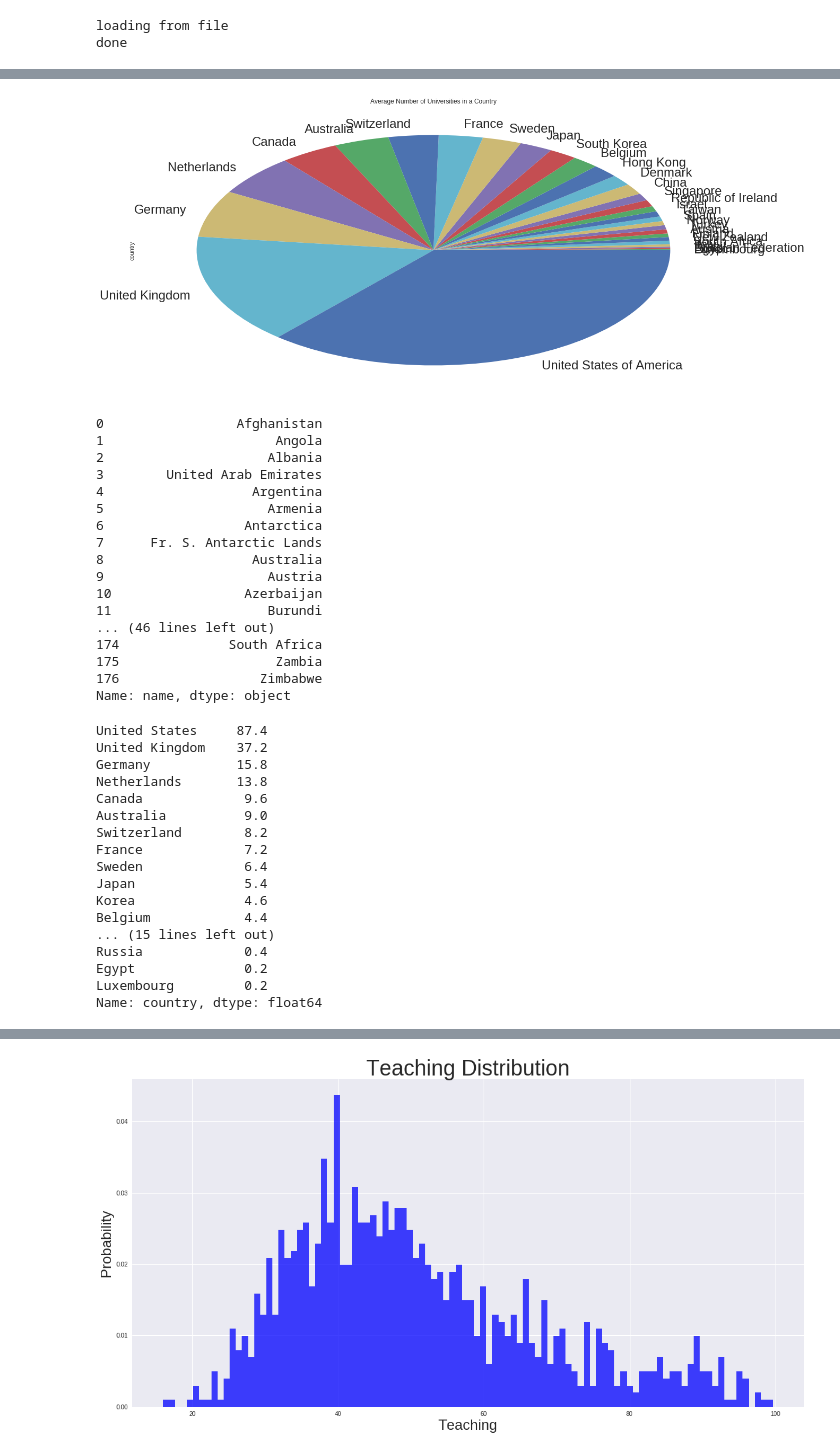
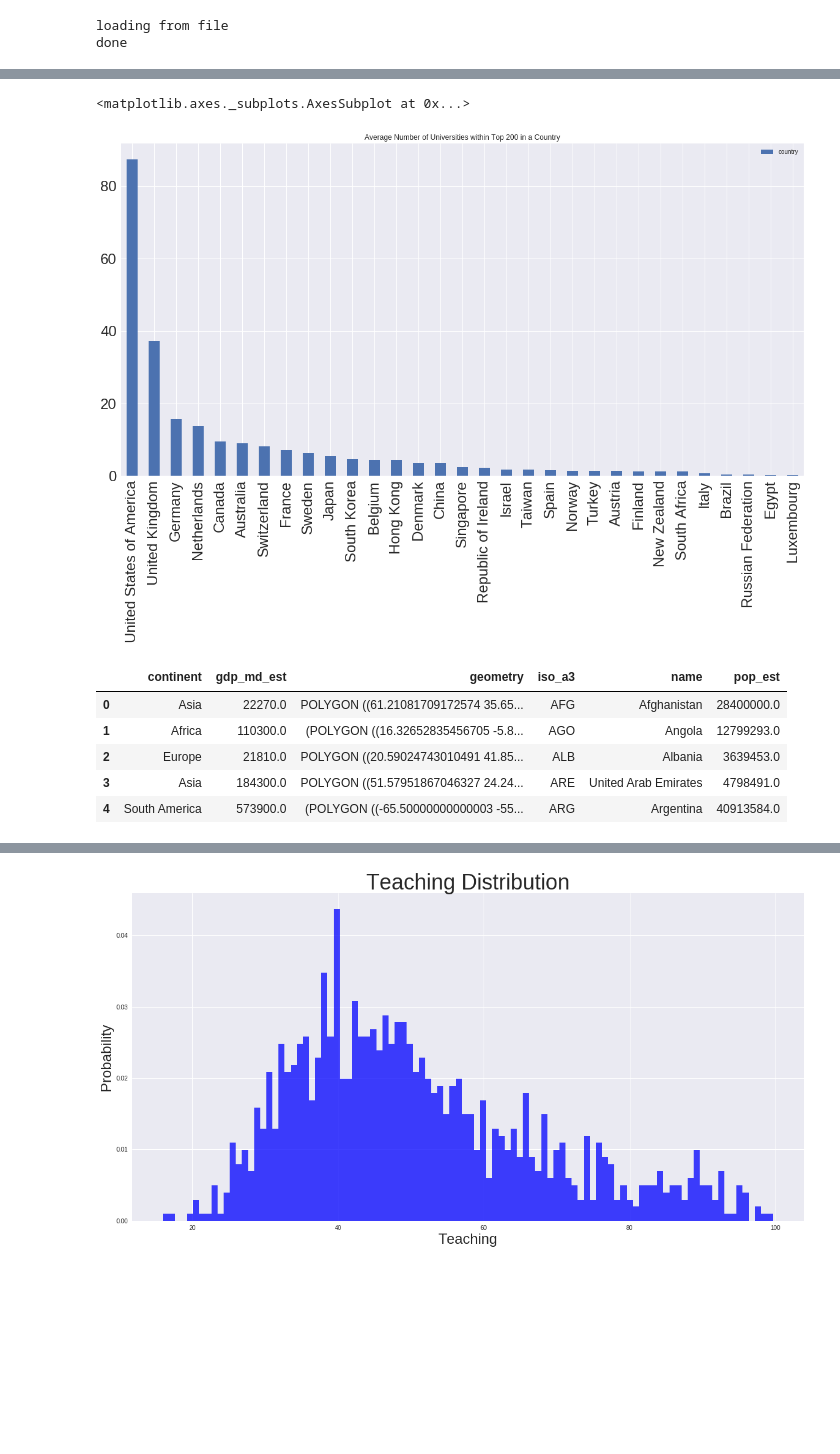
Before and after one commit to sherry0303/code1161base, a Jupyter notebook: week6/world_university_ranking.ipynb, the cells around one changed output, grey strips where cells are left out. Saved outputs shown, nothing was run; the diff lists cells and outputs as text; code cells hidden in the pictures; blank space fills up the shorter version.

```diff
--- a/week6/world_university_ranking.ipynb
+++ b/week6/world_university_ranking.ipynb
@@ -226,58 +125,27 @@ wur_data.describe()
 | max | 200.000000 | 99.700000 | 100.000000 | 99.400000 | 100.000000 | 100.000000 | 96.100000 | 127431.000000 | ... |
 # %%
 # average number of universities in a country across 6 years
-num_years = abs(wur_data['year'].ix[0] - wur_data['year'].iloc[-1])
+num_years = abs(wur_data['year'].iloc[0] - wur_data['year'].iloc[-1])
 country_uni = wur_data['country'].value_counts()/num_years
-title = 'Average Number of Universities in a Country'
-country_uni.sort_values(ascending = True).plot(kind = 'pie', title = title, fontsize = 24)
-len(country_uni)
-old_index = country_uni.sort_index().index
+title = 'Average Number of Universities within Top 200 in a Country'
+country_uni.sort_values(ascending = False).plot(kind = 'bar', title = title, fontsize = 24, legend=True)
 # %% [output]
+<matplotlib.axes._subplots.AxesSubplot at 0x...>
-[figure, old version]
+[figure, new version]
 # %%
 world = gpd.read_file(gpd.datasets.get_path('naturalearth_lowres'))
 world.head()
-world['name']
 # %% [output]
-0                 Afghanistan
-1                      Angola
-2                     Albania
-3        United Arab Emirates
-4                   Argentina
-5                     Armenia
-6                  Antarctica
-7      Fr. S. Antarctic Lands
-8                   Australia
-9                     Austria
-10                 Azerbaijan
-11                    Burundi
-... (46 lines left out)
-174              South Africa
-175                    Zambia
-176                  Zimbabwe
-Name: name, dtype: object
+|  | continent | gdp_md_est | geometry | iso_a3 | name | pop_est |
+| 0 | Asia | 22270.0 | POLYGON ((61.21081709172574 35.65... | AFG | Afghanistan | 28400000.0 |
+| 1 | Africa | 110300.0 | (POLYGON ((16.32652835456705 -5.8... | AGO | Angola | 12799293.0 |
+| 2 | Europe | 21810.0 | POLYGON ((20.59024743010491 41.85... | ALB | Albania | 3639453.0 |
+| 3 | Asia | 184300.0 | POLYGON ((51.57951867046327 24.24... | ARE | United Arab Emirates | 4798491.0 |
+| 4 | South America | 573900.0 | (POLYGON ((-65.50000000000003 -55... | ARG | Argentina | 40913584.0 |
 # %%
 country_uni = country_uni.rename(index = {'United States of America': 'United States', 'South Korea': 'Korea', 'Republic of Ireland': 'Ireland', 'Russian Federation': 'Russia', })
 country_uni['China'] = country_uni['China'] + country_uni['Hong Kong']
 del country_uni['Hong Kong']
-country_uni
+country_uni;
-# %% [output]
-United States     87.4
-United Kingdom    37.2
-Germany           15.8
-Netherlands       13.8
-Canada             9.6
-Australia          9.0
-Switzerland        8.2
-France             7.2
-Sweden             6.4
-Japan              5.4
-Korea              4.6
-Belgium            4.4
-... (15 lines left out)
-Russia             0.4
-Egypt              0.2
-Luxembourg         0.2
-Name: country, dtype: float64
 # %%
 country_uni = country_uni.reindex(world['name'], fill_value = 0)
```
Also changed, not shown: parts of 23 cells of this notebook.
